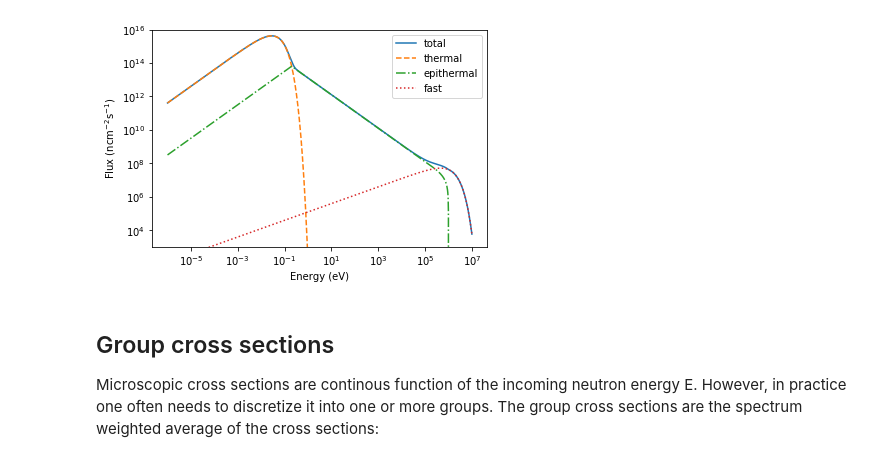
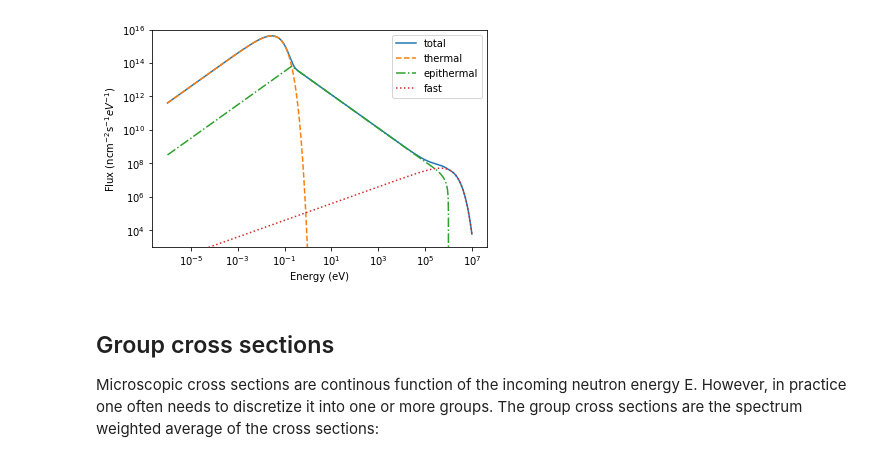
Before and after one commit to ezsolti/EnergyPhysics, a Jupyter notebook: groupXS.ipynb, the cells around one changed output. Cells and saved outputs as stored; diff of their text form; code cells hidden in the pictures.

```diff
--- a/groupXS.ipynb
+++ b/groupXS.ipynb
@@ -116,18 +116,18 @@ def getSpectrum(energy):
 # %%
 energy=np.logspace(-6,7,1000) #in eV
 spectrum,spectrumTh,spectrumEpi,spectrumFast=getSpectrum(energy)
 
 plt.loglog(energy,spectrum,label='total')
 plt.ylim([1e3,1e16])
 plt.loglog(energy,spectrumTh,'--',label='thermal')
 plt.loglog(energy,spectrumEpi,'-.',label='epithermal')
 plt.loglog(energy,spectrumFast,':',label='fast')
 plt.legend()
 plt.xlabel('Energy (eV)')
-plt.ylabel(r'Flux (ncm$^{-2}$s$^{-1}$)')
+plt.ylabel(r'Flux (ncm$^{-2}$s$^{-1}eV^{-1}$)')
 plt.show()
 # %% [output]
-[figure, old version]
+[figure, new version]
 # %% [markdown]
 ## Group cross sections
 
```
Also changed, not shown: parts of 1 cell of this notebook.
